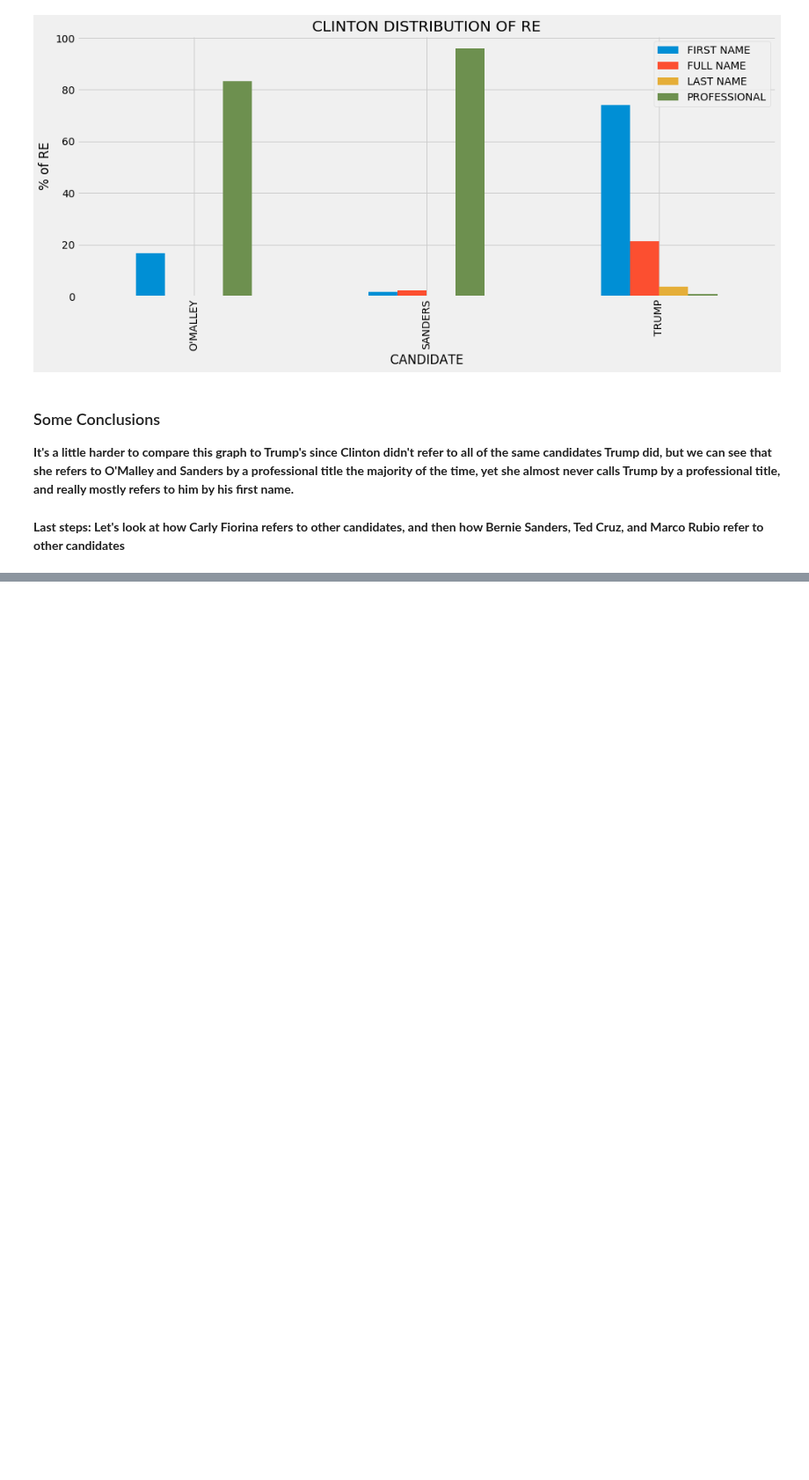
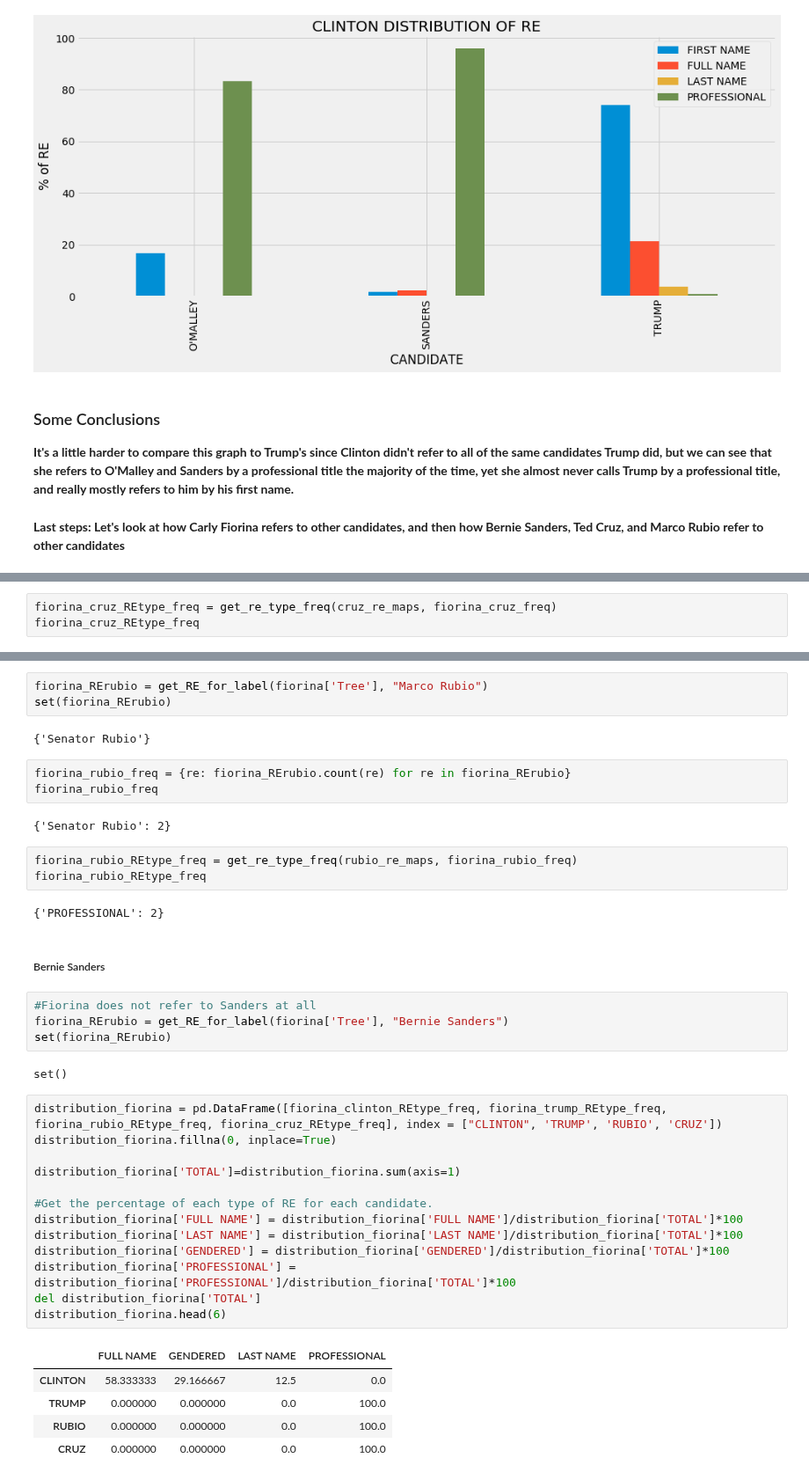
Before and after one commit to Data-Science-for-Linguists/2016-Debates-and-Referring-Expressions, a Jupyter notebook: analysis.ipynb, the cells around one changed output, grey strips where cells are left out. Shown at 88% size. Cells and saved outputs as stored; diff of their text form; blank space fills up the shorter version.

```diff
--- a/analysis.ipynb
+++ b/analysis.ipynb
@@ -876,0 +912,3 @@ fiorina_REclinton
+# %%
+fiorina_cruz_REtype_freq = get_re_type_freq(cruz_re_maps, fiorina_cruz_freq)
+fiorina_cruz_REtype_freq
@@ -876,0 +919,42 @@ fiorina_REclinton
+# %%
+fiorina_RErubio = get_RE_for_label(fiorina['Tree'], "Marco Rubio")
+set(fiorina_RErubio)
+# %% [output]
+{'Senator Rubio'}
+# %%
+fiorina_rubio_freq = {re: fiorina_RErubio.count(re) for re in fiorina_RErubio}
+fiorina_rubio_freq
+# %% [output]
+{'Senator Rubio': 2}
+# %%
+fiorina_rubio_REtype_freq = get_re_type_freq(rubio_re_maps, fiorina_rubio_freq)
+fiorina_rubio_REtype_freq
+# %% [output]
+{'PROFESSIONAL': 2}
+# %% [markdown]
+##### Bernie Sanders
+# %%
+#Fiorina does not refer to Sanders at all
+fiorina_RErubio = get_RE_for_label(fiorina['Tree'], "Bernie Sanders")
+set(fiorina_RErubio)
+# %% [output]
+set()
+# %%
+distribution_fiorina = pd.DataFrame([fiorina_clinton_REtype_freq, fiorina_trump_REtype_freq, fiorina_rubio_REtype_freq, fiorina_cruz_REtype_freq], index = ["CLINTON", 'TRUMP', 'RUBIO', 'CRUZ'])
+distribution_fiorina.fillna(0, inplace=True)
+
+distribution_fiorina['TOTAL']=distribution_fiorina.sum(axis=1)
+
+#Get the percentage of each type of RE for each candidate.
+distribution_fiorina['FULL NAME'] = distribution_fiorina['FULL NAME']/distribution_fiorina['TOTAL']*100
+distribution_fiorina['LAST NAME'] = distribution_fiorina['LAST NAME']/distribution_fiorina['TOTAL']*100
+distribution_fiorina['GENDERED'] = distribution_fiorina['GENDERED']/distribution_fiorina['TOTAL']*100
+distribution_fiorina['PROFESSIONAL'] = distribution_fiorina['PROFESSIONAL']/distribution_fiorina['TOTAL']*100
+del distribution_fiorina['TOTAL']
+distribution_fiorina.head(6)
+# %% [output]
+|  | FULL NAME | GENDERED | LAST NAME | PROFESSIONAL |
+| CLINTON | 58.333333 | 29.166667 | 12.5 | 0.0 |
+| TRUMP | 0.000000 | 0.000000 | 0.0 | 100.0 |
+| RUBIO | 0.000000 | 0.000000 | 0.0 | 100.0 |
+| CRUZ | 0.000000 | 0.000000 | 0.0 | 100.0 |
```
Also changed, not shown: parts of 25 cells of this notebook, 3 other files.
